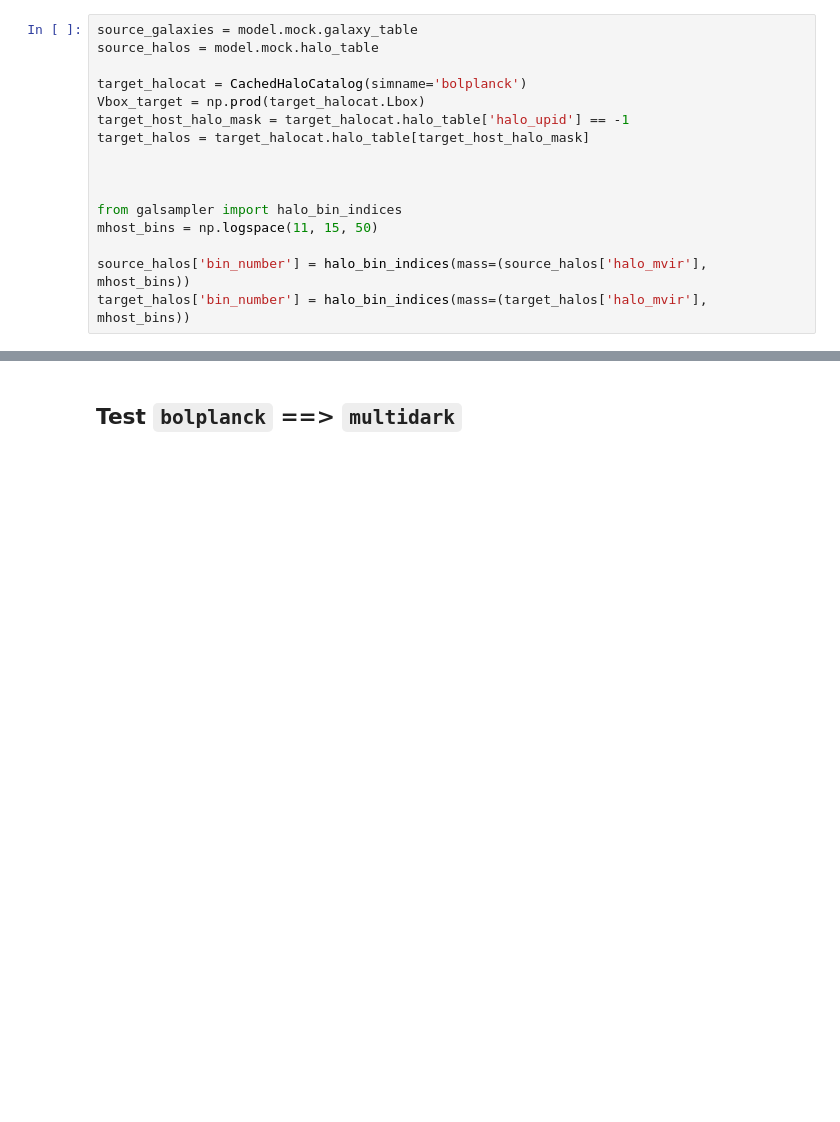
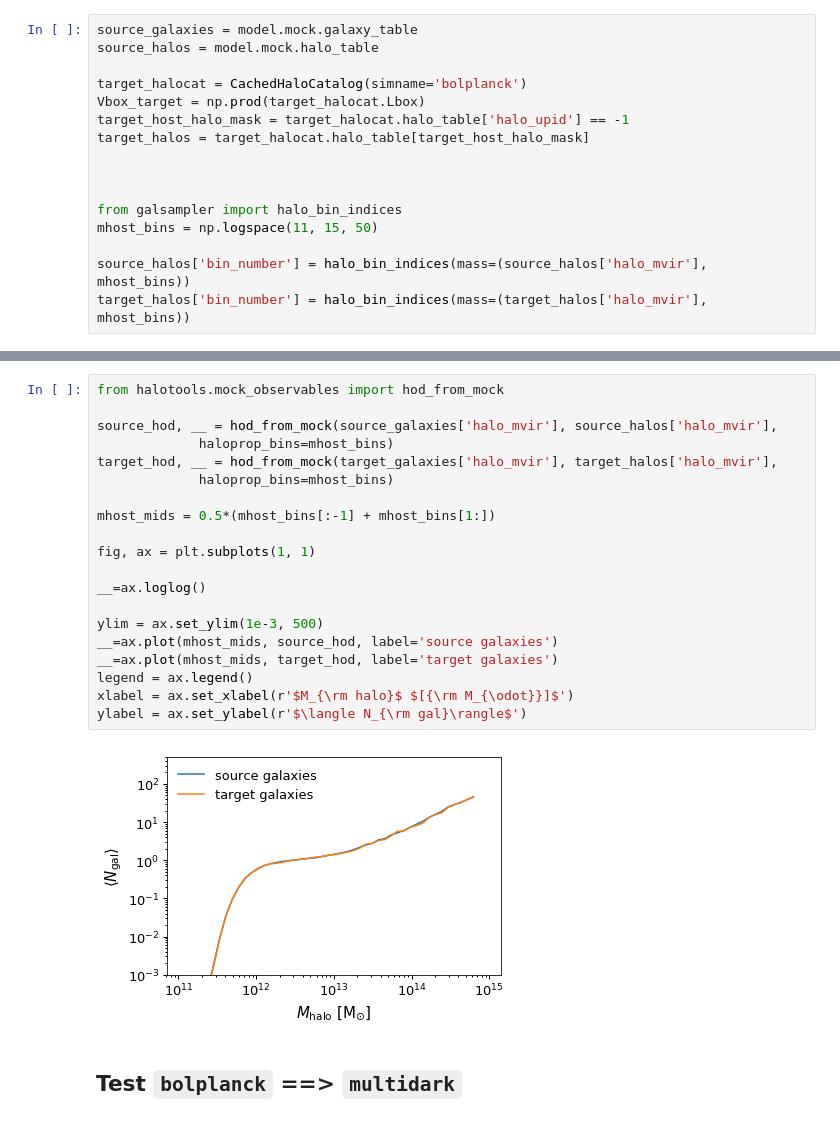
Before and after one commit to aphearin/galsampler, a Jupyter notebook: notebooks/end_to_end_demo.ipynb, the cells around one changed output, grey strips where cells are left out. Drawn from its saved outputs; the diff is of its cells as text; blank space fills up the shorter version.

```diff
--- a/notebooks/end_to_end_demo.ipynb
+++ b/notebooks/end_to_end_demo.ipynb
@@ -64,3 +64,25 @@ legend = ax.legend()
+# %%
+from halotools.mock_observables import hod_from_mock
+
+source_hod, __ = hod_from_mock(source_galaxies['halo_mvir'], source_halos['halo_mvir'],
+             haloprop_bins=mhost_bins)
+target_hod, __ = hod_from_mock(target_galaxies['halo_mvir'], target_halos['halo_mvir'],
+             haloprop_bins=mhost_bins)
+
+mhost_mids = 0.5*(mhost_bins[:-1] + mhost_bins[1:])
+
+fig, ax = plt.subplots(1, 1)
+
+__=ax.loglog()
+
+ylim = ax.set_ylim(1e-3, 500)
+__=ax.plot(mhost_mids, source_hod, label='source galaxies')
+__=ax.plot(mhost_mids, target_hod, label='target galaxies')
+legend = ax.legend()
+xlabel = ax.set_xlabel(r'$M_{\rm halo}$ $[{\rm M_{\odot}}]$')
+ylabel = ax.set_ylabel(r'$\langle N_{\rm gal}\rangle$')
+# %% [output]
+[figure, added]
 # %% [markdown]
 ## Test `bolplanck` ==> `multidark`
 # %%
```
Also changed, not shown: parts of 5 cells of this notebook.
